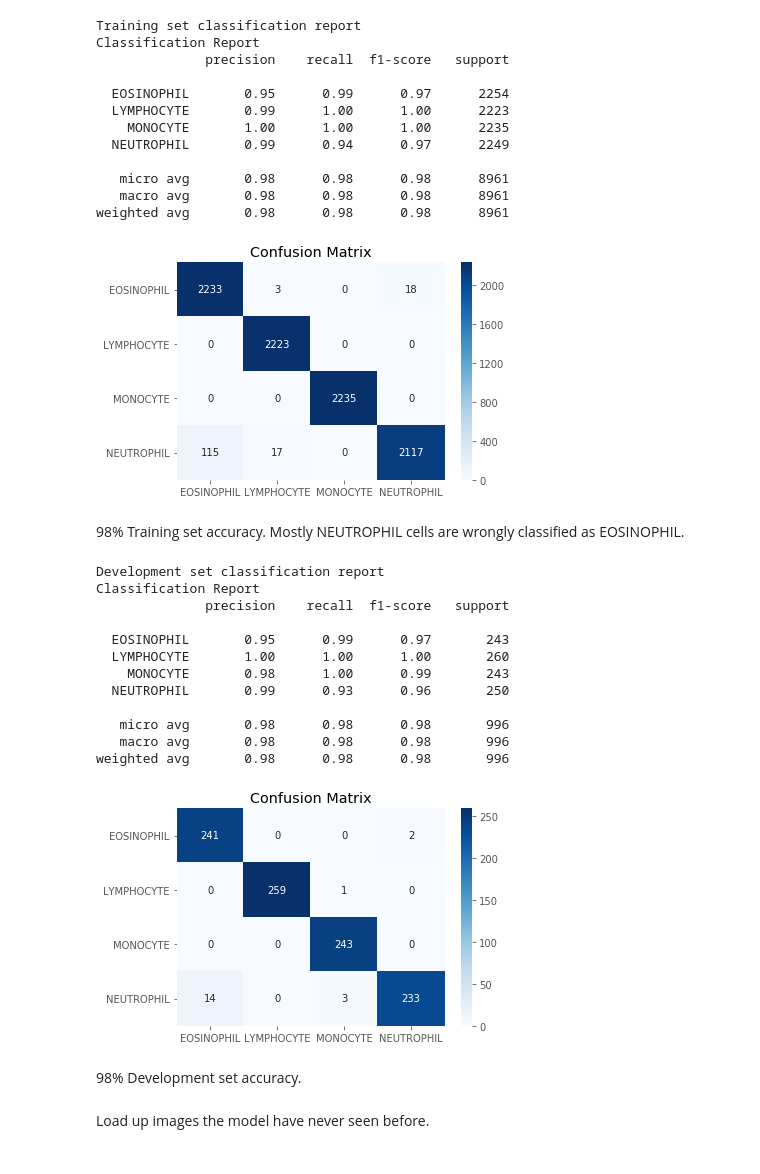
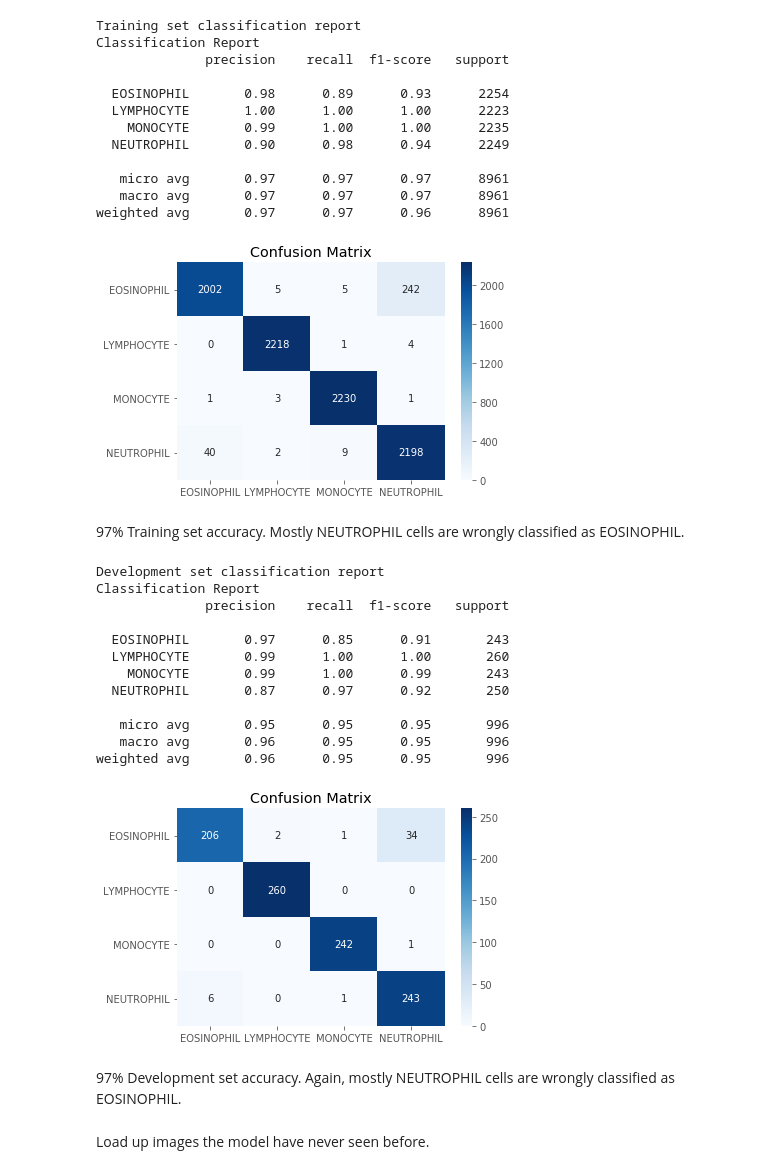
Before and after one commit to drpurtseladze/BloodCNN, a Jupyter notebook: blood_cell_classification_40DO.ipynb, the cells around one changed output. Drawn from its saved outputs; the diff is of its cells as text; code cells hidden in the pictures.

```diff
--- a/blood_cell_classification_40DO.ipynb
+++ b/blood_cell_classification_40DO.ipynb
@@ -276,0 +243,3 @@ new_model = load_model(filepath)
+# %%
+filepath='bloodcnn40.h5'
+new_model = load_model(filepath)
@@ -277,41 +255,41 @@ new_model = load_model(filepath)
 # %%
 print('Training set classification report')
-report_matrix(model=new_model, testX=trainX, testY=trainY, batch_size=batch_size, target_names=test_lb.classes_,cmap='Blues')
+report_matrix(model=new_model, testX=trainX, testY=trainY, batch_size=batch_size, target_names=lb.classes_,cmap='Blues')
 # %% [output]
 Training set classification report
 Classification Report
               precision    recall  f1-score   support
 
-  EOSINOPHIL       0.95      0.99      0.97      2254
-  LYMPHOCYTE       0.99      1.00      1.00      2223
-    MONOCYTE       1.00      1.00      1.00      2235
-  NEUTROPHIL       0.99      0.94      0.97      2249
+  EOSINOPHIL       0.98      0.89      0.93      2254
+  LYMPHOCYTE       1.00      1.00      1.00      2223
+    MONOCYTE       0.99      1.00      1.00      2235
+  NEUTROPHIL       0.90      0.98      0.94      2249
 
-   micro avg       0.98      0.98      0.98      8961
-   macro avg       0.98      0.98      0.98      8961
-weighted avg       0.98      0.98      0.98      8961
+   micro avg       0.97      0.97      0.97      8961
+   macro avg       0.97      0.97      0.97      8961
+weighted avg       0.97      0.97      0.96      8961
-[figure, old version]
+[figure, new version]
 # %% [markdown]
-98% Training set accuracy. Mostly NEUTROPHIL cells are wrongly classified as EOSINOPHIL.
+97% Training set accuracy. Mostly NEUTROPHIL cells are wrongly classified as EOSINOPHIL.
 # %%
 print('Development set classification report')
-report_matrix(model=new_model, testX=testX, testY=testY, batch_size=batch_size, target_names=test_lb.classes_,cmap='Blues')
+report_matrix(model=new_model, testX=testX, testY=testY, batch_size=batch_size, target_names=lb.classes_,cmap='Blues')
 # %% [output]
 Development set classification report
 Classification Report
               precision    recall  f1-score   support
 
-  EOSINOPHIL       0.95      0.99      0.97       243
-  LYMPHOCYTE       1.00      1.00      1.00       260
-    MONOCYTE       0.98      1.00      0.99       243
-  NEUTROPHIL       0.99      0.93      0.96       250
+  EOSINOPHIL       0.97      0.85      0.91       243
+  LYMPHOCYTE       0.99      1.00      1.00       260
+    MONOCYTE       0.99      1.00      0.99       243
+  NEUTROPHIL       0.87      0.97      0.92       250
 
-   micro avg       0.98      0.98      0.98       996
-   macro avg       0.98      0.98      0.98       996
-weighted avg       0.98      0.98      0.98       996
+   micro avg       0.95      0.95      0.95       996
+   macro avg       0.96      0.95      0.95       996
+weighted avg       0.96      0.95      0.95       996
-[figure, old version]
+[figure, new version]
-# %% [markdown]
-98% Development set accuracy.
+# %% [markdown]
+97% Development set accuracy. Again, mostly NEUTROPHIL cells are wrongly classified as EOSINOPHIL.
 # %% [markdown]
 Load up images the model have never seen before.
 # %%
```
Also changed, not shown: parts of 15 cells of this notebook.
